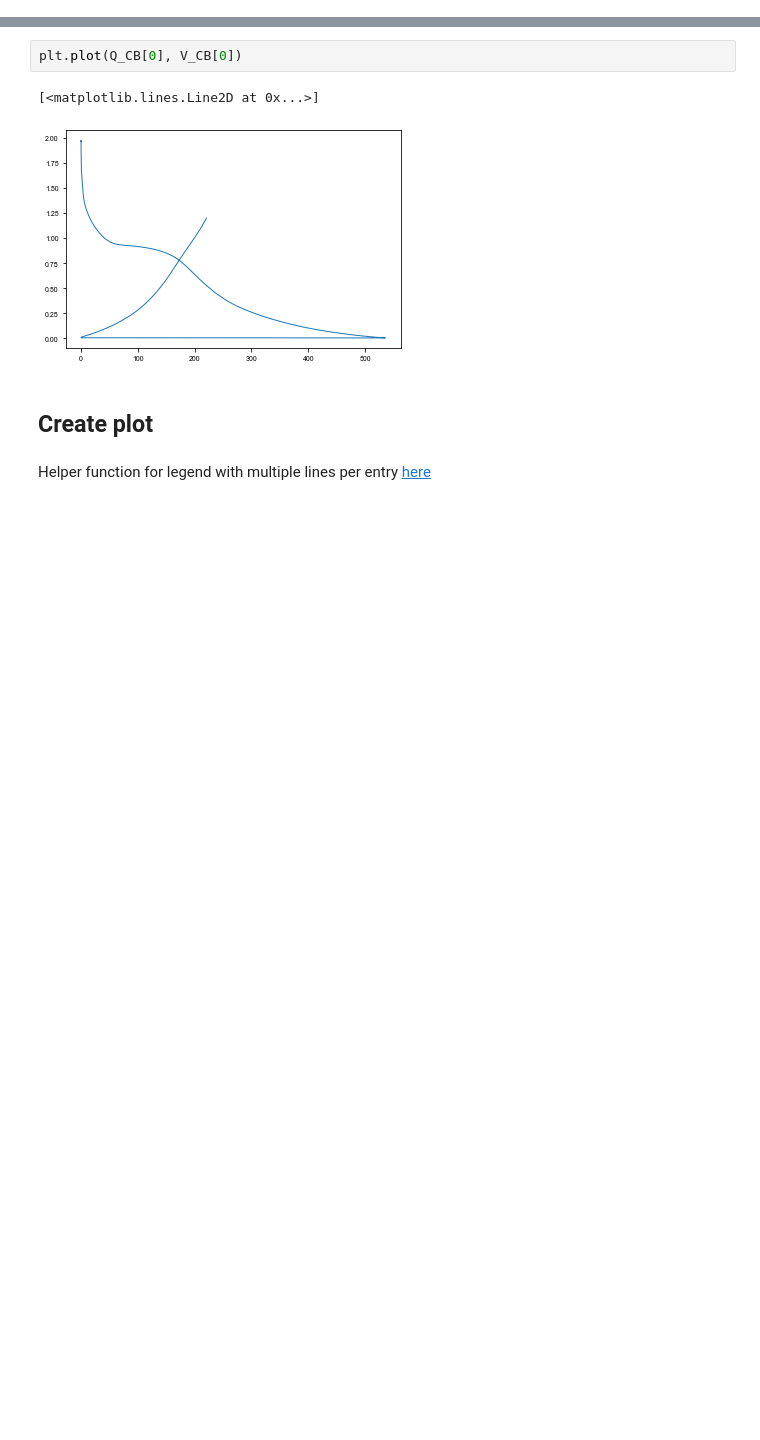
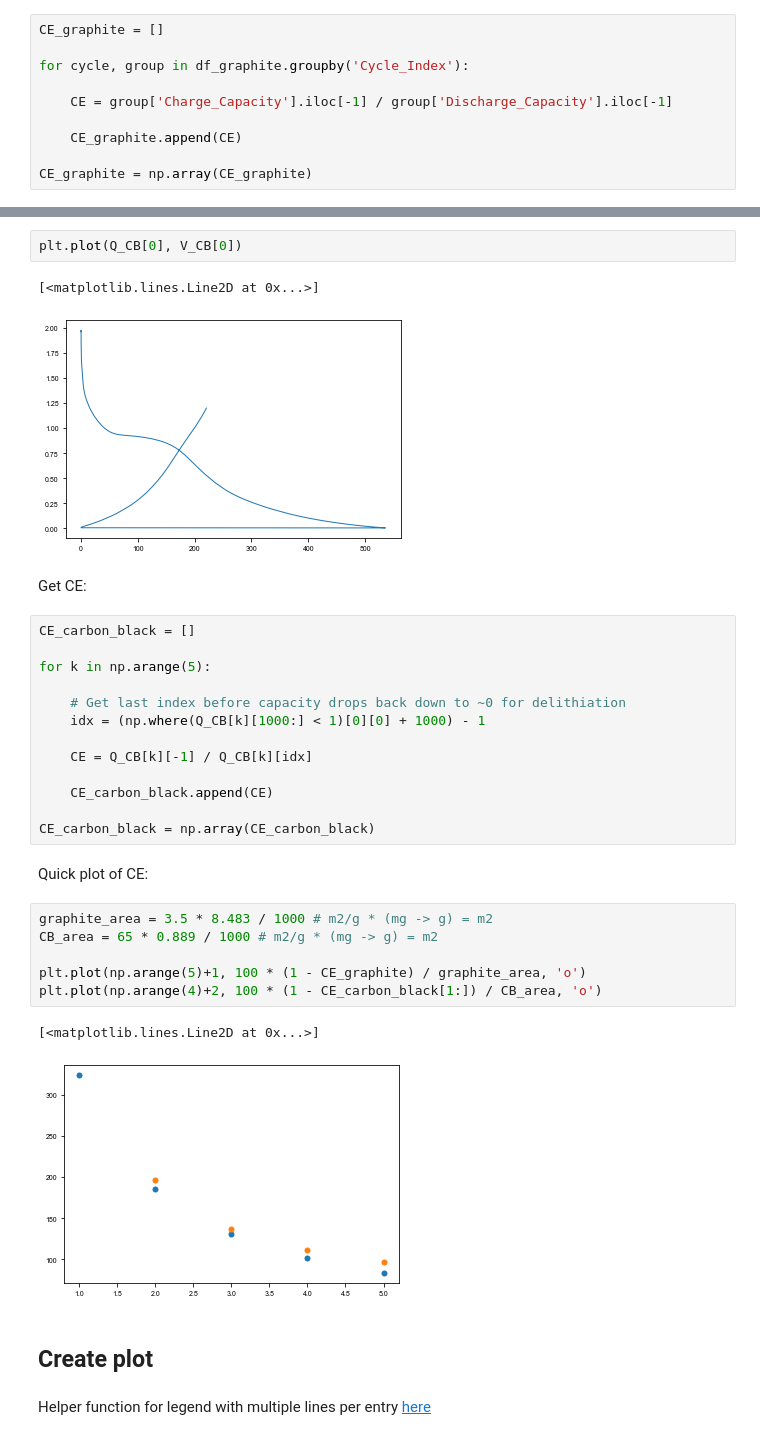
Before and after one commit to petermattia/first-cycle-SEI-on-carbon-black, a Jupyter notebook: graphite vs CB/carbon comparison.ipynb, the cells around one changed output, grey strips where cells are left out. Cells and saved outputs as stored; diff of their text form; blank space fills up the shorter version.

Commit message:
Try graphite vs CB CE

```diff
--- a/graphite vs CB/carbon comparison.ipynb
+++ b/graphite vs CB/carbon comparison.ipynb
@@ -64,6 +66,16 @@ plt.plot(df_graphite['Charge_Capacity'], df_graphite['Voltage'])
 # %% [output]
 [<matplotlib.lines.Line2D at 0x...>]
 [figure]
+# %%
+CE_graphite = []
+
+for cycle, group in df_graphite.groupby('Cycle_Index'):
+
+    CE = group['Charge_Capacity'].iloc[-1] / group['Discharge_Capacity'].iloc[-1]
+
+    CE_graphite.append(CE)
+
+CE_graphite = np.array(CE_graphite)
 # %% [markdown]
 ## Load carbon black data
 I can't find the original data with cycle/step indices unfortunately, but I do have a `.mat` file from back in the day
@@ -78,6 +90,32 @@ plt.plot(Q_CB[0], V_CB[0])
 # %% [output]
 [<matplotlib.lines.Line2D at 0x...>]
 [figure]
+# %% [markdown]
+Get CE:
+# %%
+CE_carbon_black = []
+
+for k in np.arange(5):
+
+    # Get last index before capacity drops back down to ~0 for delithiation
+    idx = (np.where(Q_CB[k][1000:] < 1)[0][0] + 1000) - 1
+
+    CE = Q_CB[k][-1] / Q_CB[k][idx]
+
+    CE_carbon_black.append(CE)
+
+CE_carbon_black = np.array(CE_carbon_black)
+# %% [markdown]
+Quick plot of CE:
+# %%
+graphite_area = 3.5 * 8.483 / 1000 # m2/g * (mg -> g) = m2
+CB_area = 65 * 0.889 / 1000 # m2/g * (mg -> g) = m2
+
+plt.plot(np.arange(5)+1, 100 * (1 - CE_graphite) / graphite_area, 'o')
+plt.plot(np.arange(4)+2, 100 * (1 - CE_carbon_black[1:]) / CB_area, 'o')
+# %% [output]
+[<matplotlib.lines.Line2D at 0x...>]
+[figure, added]
 # %% [markdown]
 ## Create plot
 # %% [markdown]
```
Also changed, not shown: parts of 4 cells of this notebook, 2 other files.
